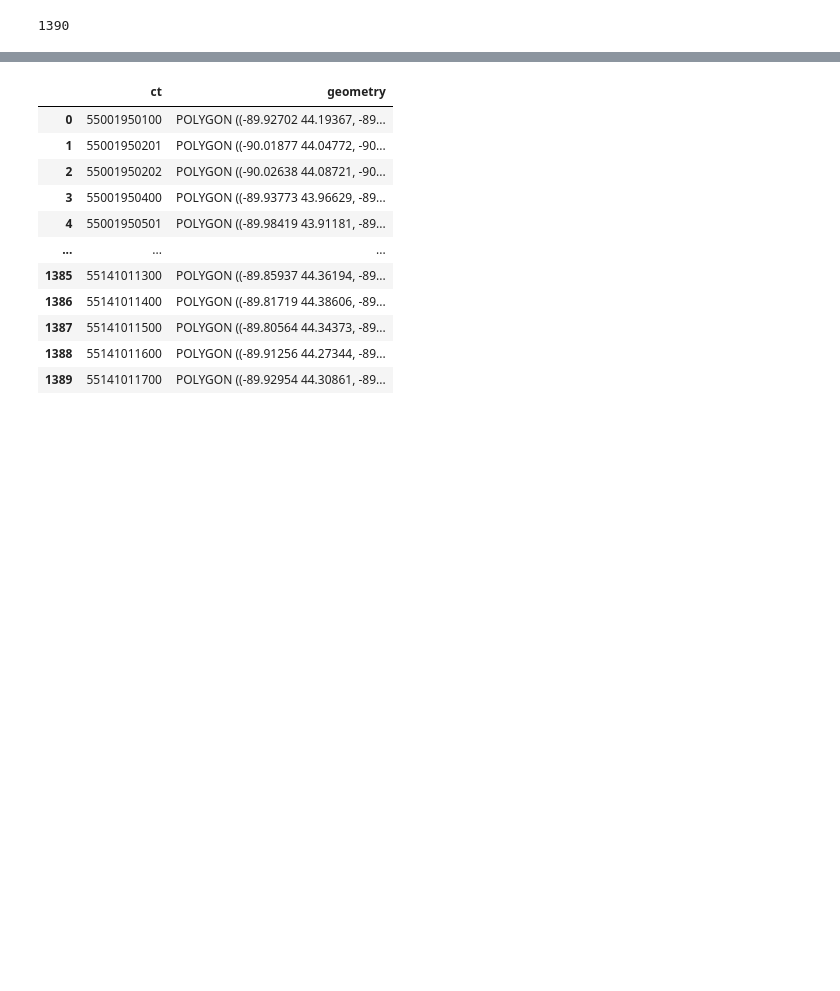
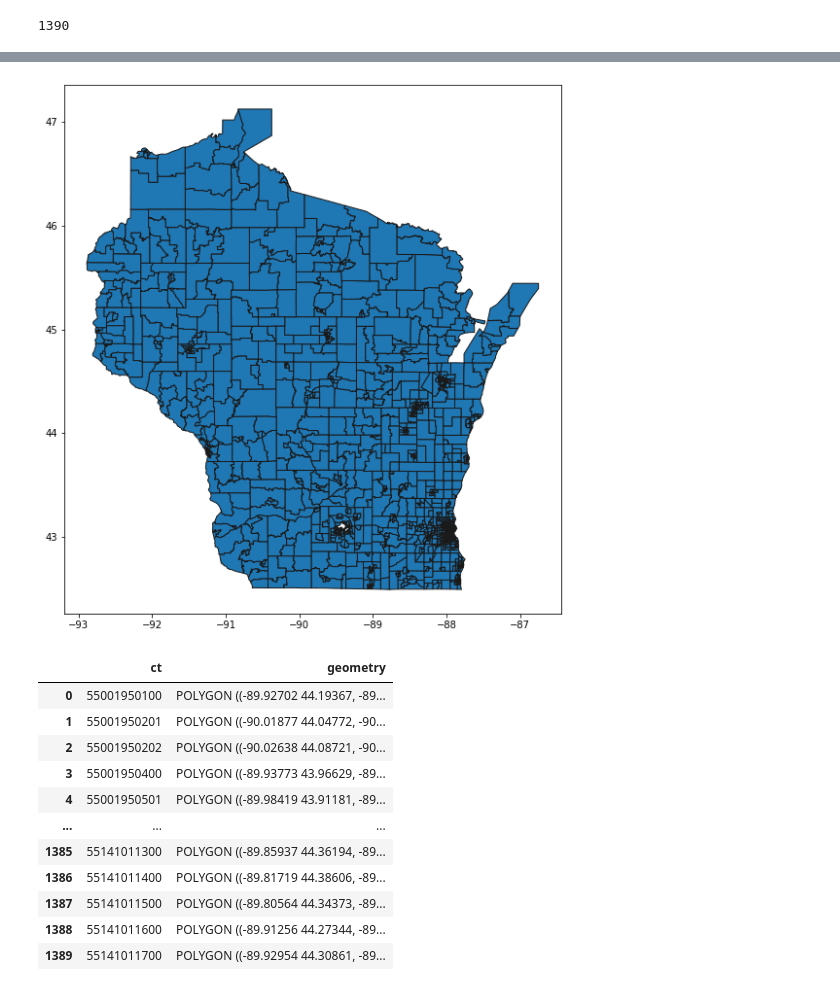
Before and after one commit to ychen884/STICC-GCC, a Jupyter notebook: try_louvain.ipynb, the cells around one changed output, grey strips where cells are left out. Cells and saved outputs as stored; diff of their text form; code cells hidden in the pictures; blank space fills up the shorter version.

```diff
--- a/try_louvain.ipynb
+++ b/try_louvain.ipynb
@@ -43,5 +44,11 @@ get_modularity(adj, labels)
 # %%
 geo = gpd.read_file("joined_data/WIct.shp")
+# %%
+fig, ax = plt.subplots(figsize=(10,10))
+geo.plot(ax=ax,edgecolor='0.1')
+plt.savefig("WIct.png")
+# %% [output]
+[figure, added]
 # %%
 simple = geo[["ct","geometry"]].copy()
 # %%
```
Also changed, not shown: parts of 21 cells of this notebook, 2 other files.
